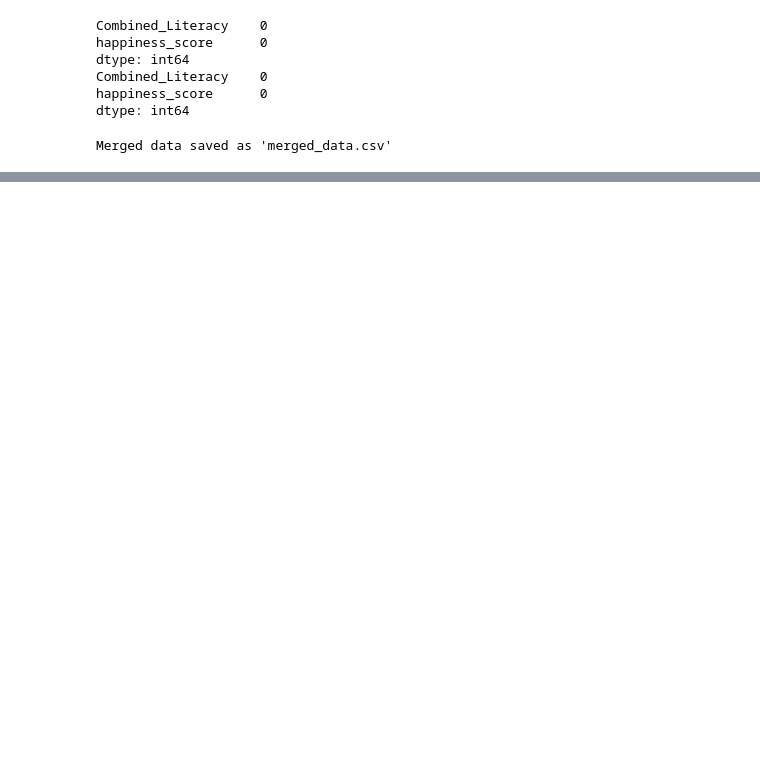
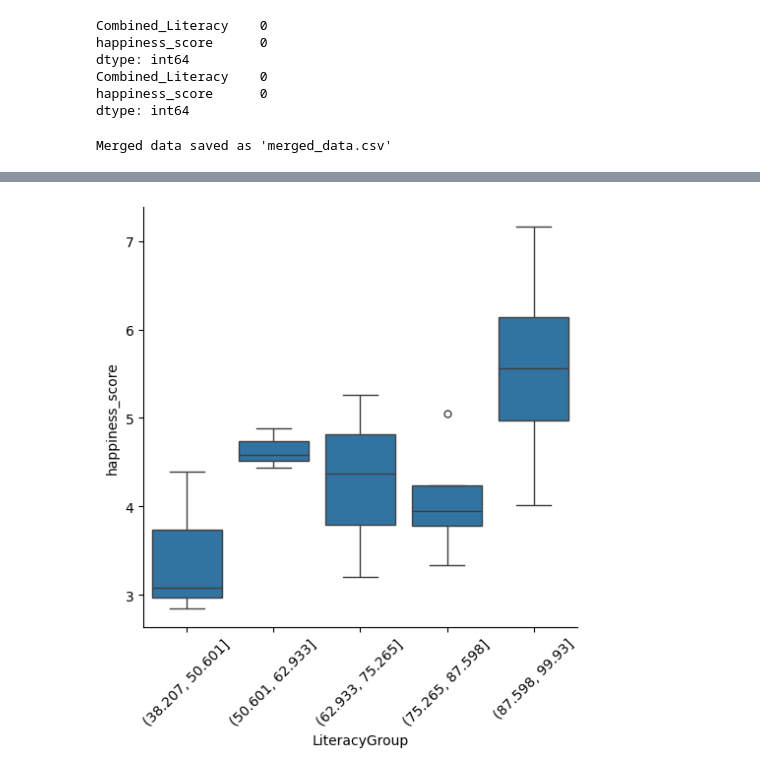
Before and after one commit to ebhatsha/springboard-projects, a Jupyter notebook: Capstone1.ipynb, the cells around one changed output, grey strips where cells are left out. Cells and saved outputs as stored; diff of their text form; code cells hidden in the pictures; blank space fills up the shorter version.

```diff
--- a/Capstone1.ipynb
+++ b/Capstone1.ipynb
@@ -279,0 +339,9 @@ Notes:
+# %%
+MergedData['LiteracyGroup'] = pd.cut(MergedData['Combined_Literacy'], bins=5)
+
+# Now plot using the grouped version
+sns.catplot(x='LiteracyGroup', y='happiness_score', data=MergedData, kind='box')
+plt.xticks(rotation=45)  # Rotate x-labels a little for clarity
+plt.show()
+# %% [output]
+[figure, added]
```
Also changed, not shown: parts of 8 cells of this notebook.
